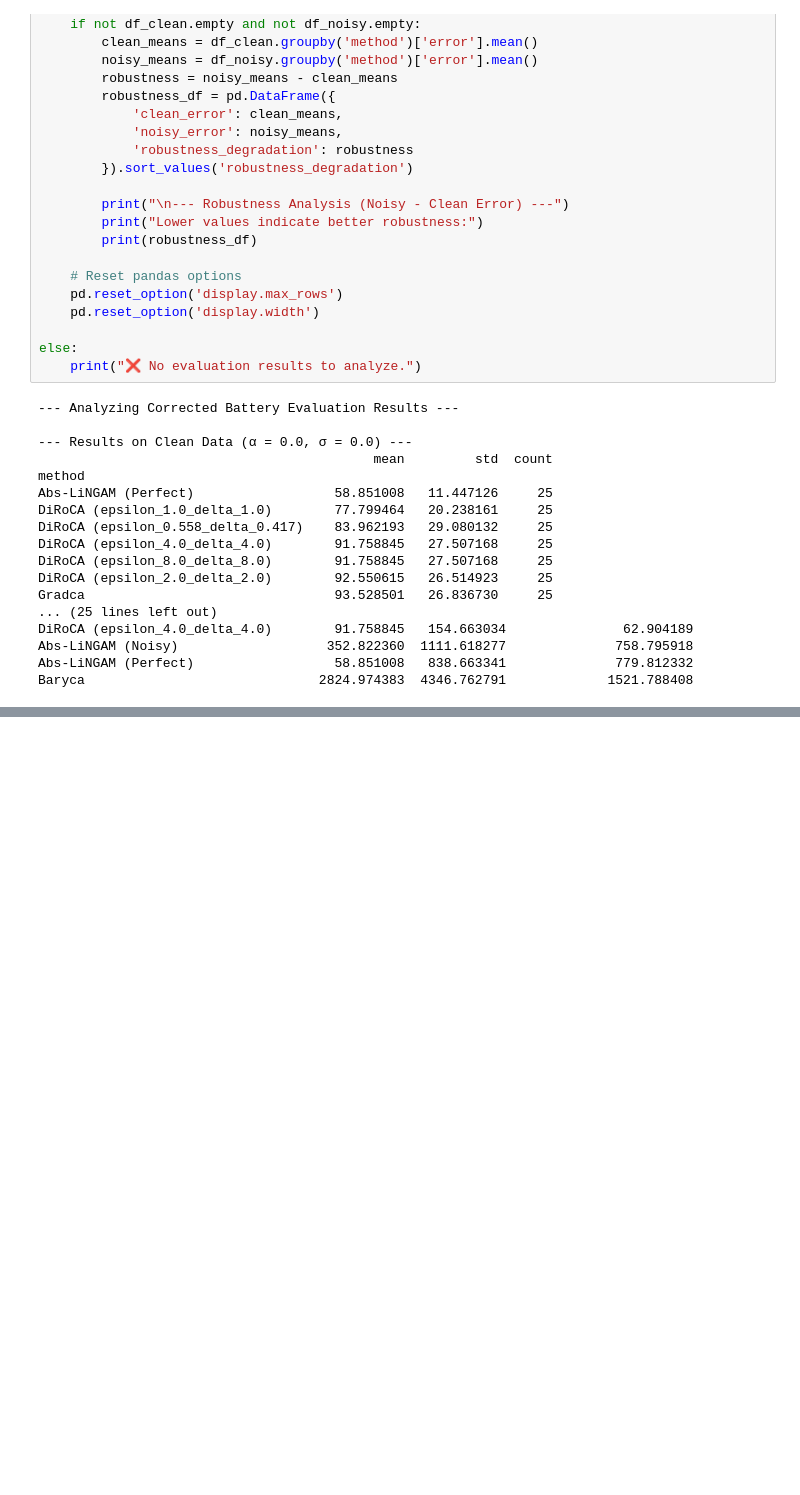
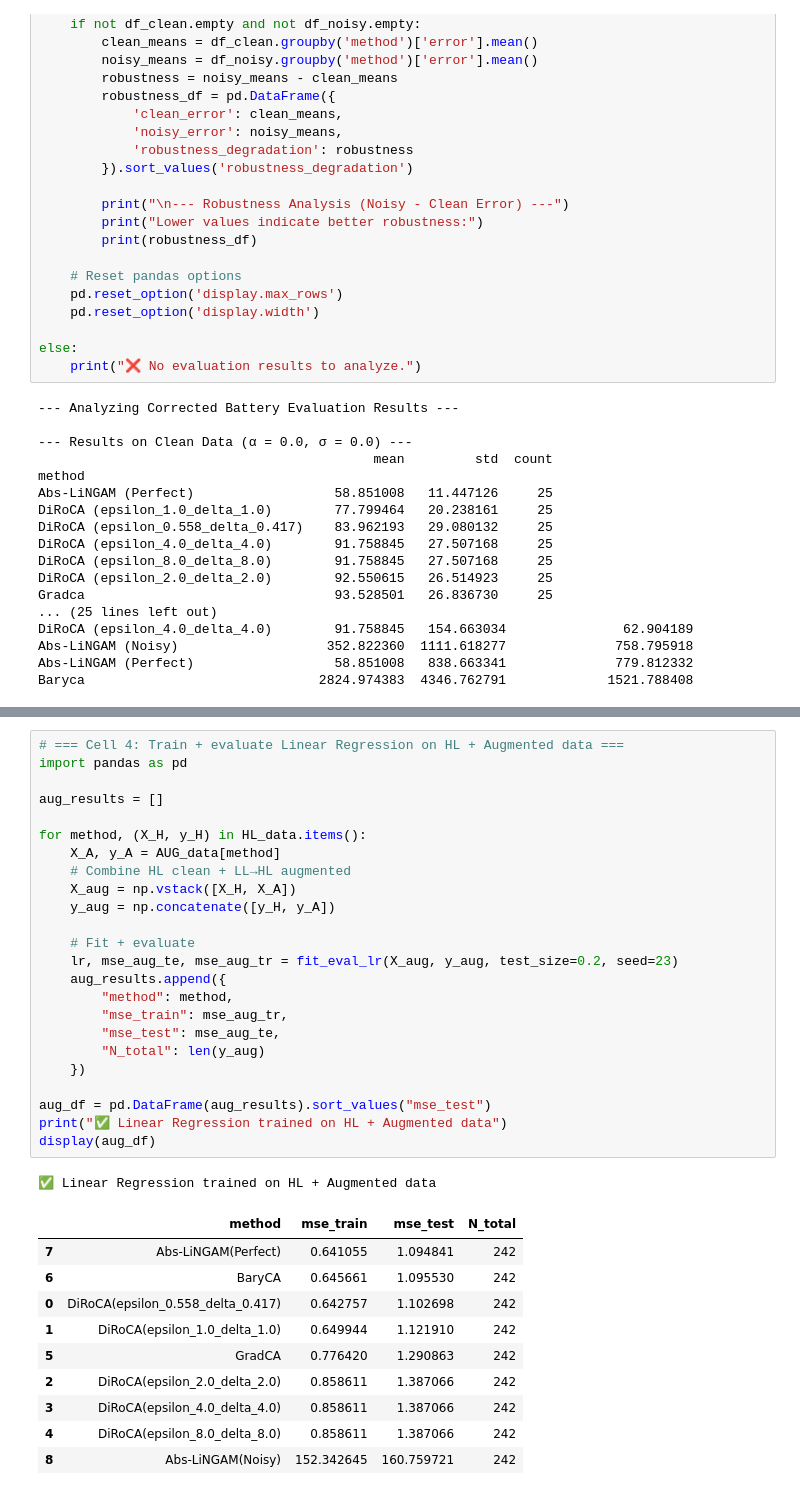
Before and after one commit to yfelekis/GenDiroca, a Jupyter notebook: battery_evaluation.ipynb, the cells around one changed output, grey strips where cells are left out. Cells and saved outputs as stored; diff of their text form; blank space fills up the shorter version.

```diff
--- a/battery_evaluation.ipynb
+++ b/battery_evaluation.ipynb
@@ -691,0 +1006,36 @@ Baryca                              2824.974383  4346.762791             1521.78
+# %%
+# === Cell 4: Train + evaluate Linear Regression on HL + Augmented data ===
+import pandas as pd
+
+aug_results = []
+
+for method, (X_H, y_H) in HL_data.items():
+    X_A, y_A = AUG_data[method]
+    # Combine HL clean + LL→HL augmented
+    X_aug = np.vstack([X_H, X_A])
+    y_aug = np.concatenate([y_H, y_A])
+
+    # Fit + evaluate
+    lr, mse_aug_te, mse_aug_tr = fit_eval_lr(X_aug, y_aug, test_size=0.2, seed=23)
+    aug_results.append({
+        "method": method,
+        "mse_train": mse_aug_tr,
+        "mse_test": mse_aug_te,
+        "N_total": len(y_aug)
+    })
+
+aug_df = pd.DataFrame(aug_results).sort_values("mse_test")
+print("✅ Linear Regression trained on HL + Augmented data")
+display(aug_df)
+# %% [output]
+✅ Linear Regression trained on HL + Augmented data
+|  | method | mse_train | mse_test | N_total |
+| 7 | Abs-LiNGAM(Perfect) | 0.641055 | 1.094841 | 242 |
+| 6 | BaryCA | 0.645661 | 1.095530 | 242 |
+| 0 | DiRoCA(epsilon_0.558_delta_0.417) | 0.642757 | 1.102698 | 242 |
+| 1 | DiRoCA(epsilon_1.0_delta_1.0) | 0.649944 | 1.121910 | 242 |
+| 5 | GradCA | 0.776420 | 1.290863 | 242 |
+| 2 | DiRoCA(epsilon_2.0_delta_2.0) | 0.858611 | 1.387066 | 242 |
+| 3 | DiRoCA(epsilon_4.0_delta_4.0) | 0.858611 | 1.387066 | 242 |
+| 4 | DiRoCA(epsilon_8.0_delta_8.0) | 0.858611 | 1.387066 | 242 |
+| 8 | Abs-LiNGAM(Noisy) | 152.342645 | 160.759721 | 242 |
```
Also changed, not shown: parts of 9 cells of this notebook, 4 other files.
